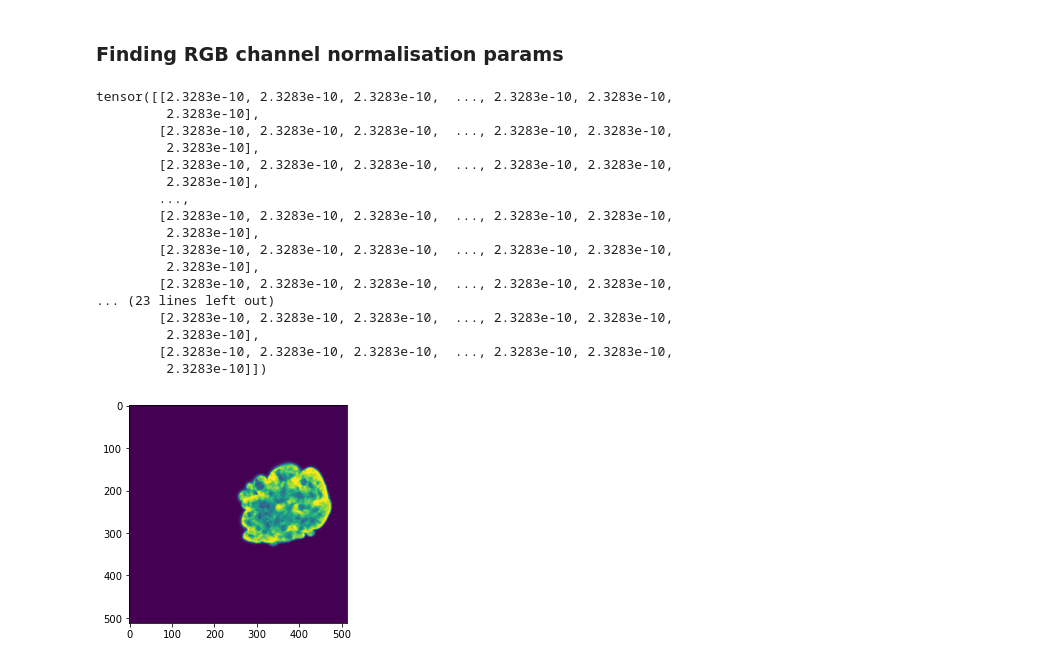
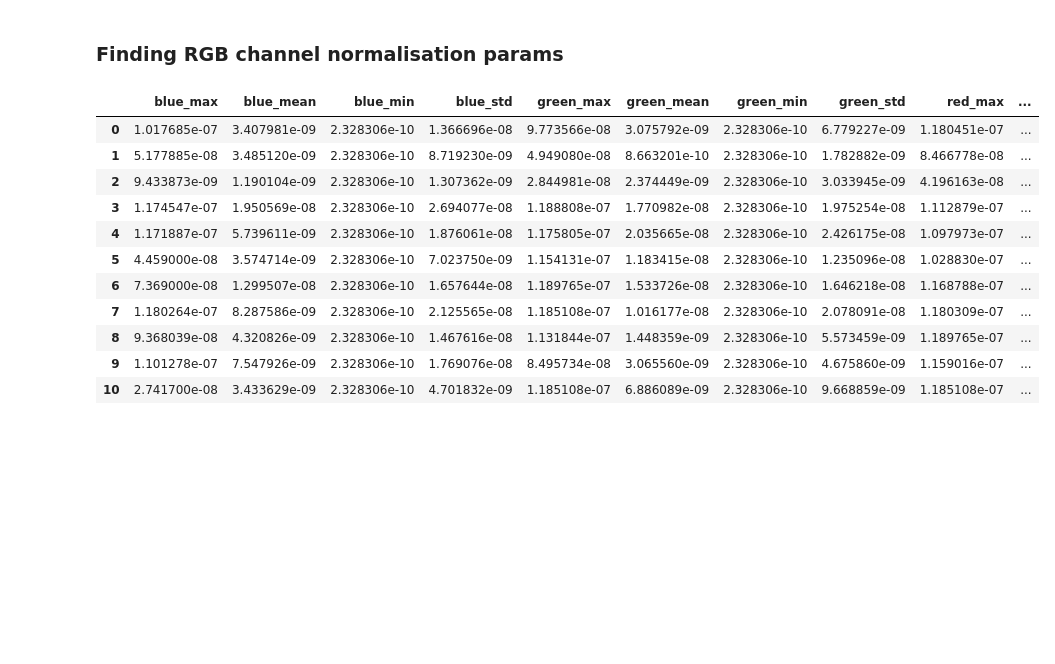
Before and after one commit to trainandgain/HPA-Single-Cell-Classification, a Jupyter notebook: notebooks/channel_normalisation_params.ipynb, the cells around one changed output. Saved outputs shown, nothing was run; the diff lists cells and outputs as text; code cells hidden in the pictures; blank space fills up the shorter version.

```diff
--- a/notebooks/channel_normalisation_params.ipynb
+++ b/notebooks/channel_normalisation_params.ipynb
@@ -19,8 +19,8 @@ from skimage.transform import resize
 import os
 
 CHANNELS = ['red', 'green', 'blue', 'yellow']
-TRAIN_CSV = '../input/train_cells/train.csv'
-img_dir = '../input/train_cells'
+TRAIN_CSV = 'D:/HPA_comp/single_cells/train.csv'
+IMG_DIR = 'D:/HPA_comp/single_cells'
 
 class CellDataset(object):
     '''Dataset class to fetch HPA cell-level images
@@ -80,8 +80,7 @@ def gen_dataloader(df, img_dir, bs, shuffle, aug=None):
         dataset = CellDataset(images, targets, img_dir, aug)
         return DataLoader(dataset, batch_size=bs, shuffle=shuffle)
 # %%
-import matplotlib.pyplot as plt
-def grab_pixel_aggs(dataloader):
+def grab_pixel_aggs(dataloader, sample_size):
     'Return dataframe of image channel means and standard deviations'
     aggs_df = pd.DataFrame()
 
@@ -92,36 +91,33 @@ def grab_pixel_aggs(dataloader):
         channels = ['red', 'green', 'blue']
         for idx, channel_name in enumerate(channels):
             channel = image_tensor[0, idx, :, :]
-            plt.imshow(channel)
-            max_value = channel.max()
-            print(channel)
+            min_value = channel.min().item()
+            max_value = channel.max().item()
             mean = channel.mean().item()
             std = channel.std().item()
+            aggs[channel_name + '_max'] = max_value
+            aggs[channel_name + '_min'] = min_value
             aggs[channel_name + '_mean'] = mean
             aggs[channel_name + '_std'] = std
-        break
         aggs_df = aggs_df.append(aggs, ignore_index=True)
+        if count >= sample_size:
+            break
     return aggs_df
 # %%
 df = pd.read_csv(TRAIN_CSV, index_col=0)
-loader = gen_dataloader(df, img_dir='../input/train_cells', bs=1, shuffle=True, aug=None)
-aggs_df = grab_pixel_aggs(loader)
+loader = gen_dataloader(df, img_dir=IMG_DIR, bs=1, shuffle=True, aug=None)
+aggs_df = grab_pixel_aggs(loader, sample_size=1000)
+aggs_df.head()
 # %% [output]
-tensor([[2.3283e-10, 2.3283e-10, 2.3283e-10,  ..., 2.3283e-10, 2.3283e-10,
-         2.3283e-10],
-        [2.3283e-10, 2.3283e-10, 2.3283e-10,  ..., 2.3283e-10, 2.3283e-10,
-         2.3283e-10],
-        [2.3283e-10, 2.3283e-10, 2.3283e-10,  ..., 2.3283e-10, 2.3283e-10,
-         2.3283e-10],
-        ...,
-        [2.3283e-10, 2.3283e-10, 2.3283e-10,  ..., 2.3283e-10, 2.3283e-10,
-         2.3283e-10],
-        [2.3283e-10, 2.3283e-10, 2.3283e-10,  ..., 2.3283e-10, 2.3283e-10,
-         2.3283e-10],
-        [2.3283e-10, 2.3283e-10, 2.3283e-10,  ..., 2.3283e-10, 2.3283e-10,
-... (23 lines left out)
-        [2.3283e-10, 2.3283e-10, 2.3283e-10,  ..., 2.3283e-10, 2.3283e-10,
-         2.3283e-10],
-        [2.3283e-10, 2.3283e-10, 2.3283e-10,  ..., 2.3283e-10, 2.3283e-10,
-         2.3283e-10]])
-[figure, removed]
+|  | blue_max | blue_mean | blue_min | blue_std | green_max | green_mean | green_min | green_std | red_max | ... |
+| 0 | 1.017685e-07 | 3.407981e-09 | 2.328306e-10 | 1.366696e-08 | 9.773566e-08 | 3.075792e-09 | 2.328306e-10 | 6.779227e-09 | 1.180451e-07 | ... |
+| 1 | 5.177885e-08 | 3.485120e-09 | 2.328306e-10 | 8.719230e-09 | 4.949080e-08 | 8.663201e-10 | 2.328306e-10 | 1.782882e-09 | 8.466778e-08 | ... |
+| 2 | 9.433873e-09 | 1.190104e-09 | 2.328306e-10 | 1.307362e-09 | 2.844981e-08 | 2.374449e-09 | 2.328306e-10 | 3.033945e-09 | 4.196163e-08 | ... |
+| 3 | 1.174547e-07 | 1.950569e-08 | 2.328306e-10 | 2.694077e-08 | 1.188808e-07 | 1.770982e-08 | 2.328306e-10 | 1.975254e-08 | 1.112879e-07 | ... |
+| 4 | 1.171887e-07 | 5.739611e-09 | 2.328306e-10 | 1.876061e-08 | 1.175805e-07 | 2.035665e-08 | 2.328306e-10 | 2.426175e-08 | 1.097973e-07 | ... |
+| 5 | 4.459000e-08 | 3.574714e-09 | 2.328306e-10 | 7.023750e-09 | 1.154131e-07 | 1.183415e-08 | 2.328306e-10 | 1.235096e-08 | 1.028830e-07 | ... |
+| 6 | 7.369000e-08 | 1.299507e-08 | 2.328306e-10 | 1.657644e-08 | 1.189765e-07 | 1.533726e-08 | 2.328306e-10 | 1.646218e-08 | 1.168788e-07 | ... |
+| 7 | 1.180264e-07 | 8.287586e-09 | 2.328306e-10 | 2.125565e-08 | 1.185108e-07 | 1.016177e-08 | 2.328306e-10 | 2.078091e-08 | 1.180309e-07 | ... |
+| 8 | 9.368039e-08 | 4.320826e-09 | 2.328306e-10 | 1.467616e-08 | 1.131844e-07 | 1.448359e-09 | 2.328306e-10 | 5.573459e-09 | 1.189765e-07 | ... |
+| 9 | 1.101278e-07 | 7.547926e-09 | 2.328306e-10 | 1.769076e-08 | 8.495734e-08 | 3.065560e-09 | 2.328306e-10 | 4.675860e-09 | 1.159016e-07 | ... |
+| 10 | 2.741700e-08 | 3.433629e-09 | 2.328306e-10 | 4.701832e-09 | 1.185108e-07 | 6.886089e-09 | 2.328306e-10 | 9.668859e-09 | 1.185108e-07 | ... |
```
Also changed, not shown: parts of 10 cells of this notebook, 1 other file.
